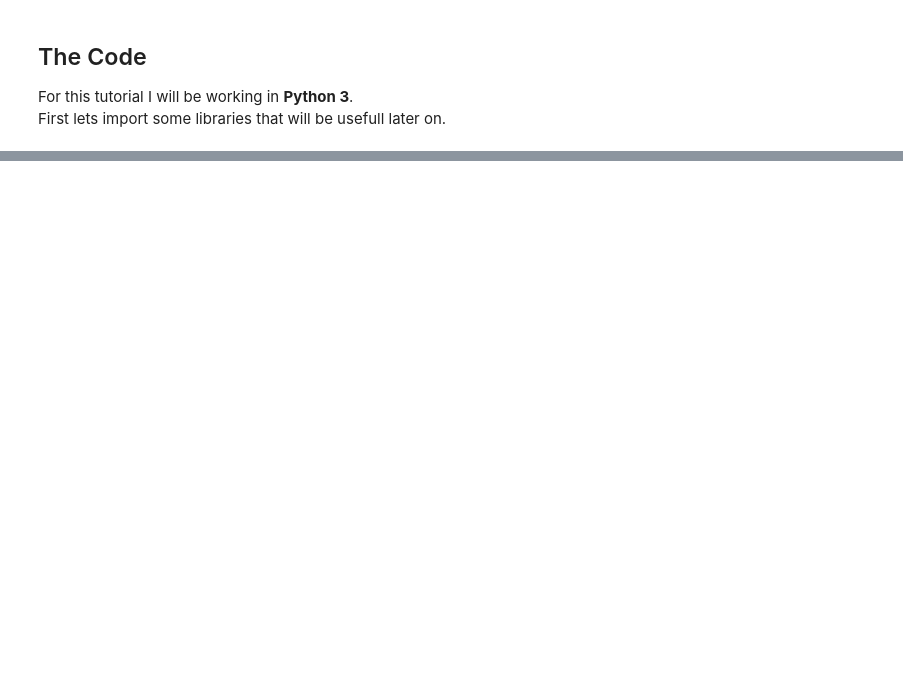
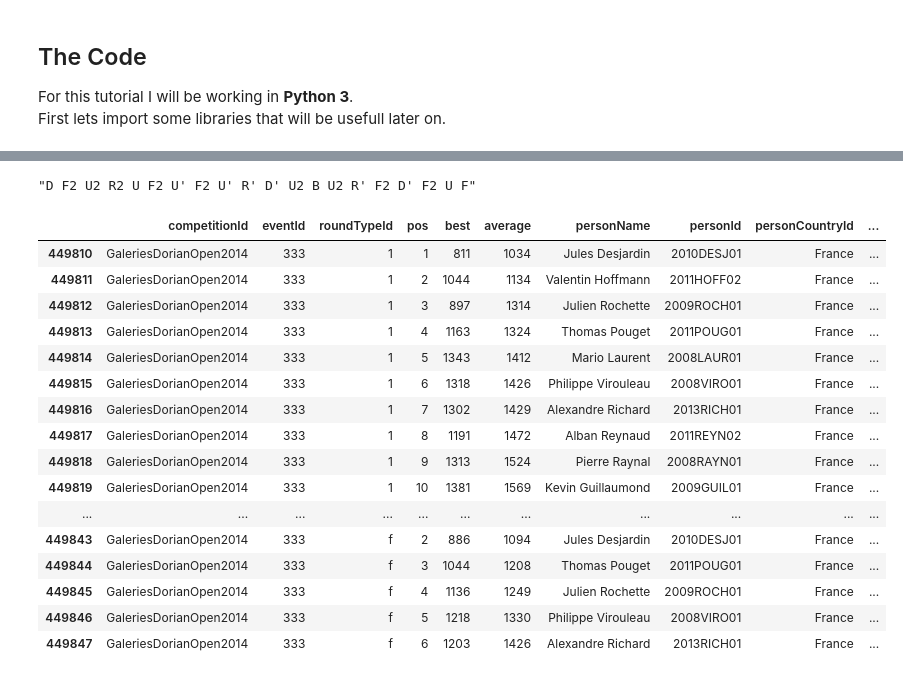
Before and after one commit to Camelot314/rubiks_analysis, a Jupyter notebook: rubicks_cubes.ipynb, the cells around one changed output, grey strips where cells are left out. Saved outputs shown, nothing was run; the diff lists cells and outputs as text; code cells hidden in the pictures; blank space fills up the shorter version.

```diff
--- a/rubicks_cubes.ipynb
+++ b/rubicks_cubes.ipynb
@@ -112,5 +118,4 @@ The following code opens up the file from WCA and allows us to perform operation
 # %%
-sqlite_file = 'extracted_sql/WCA_export.sql' # This can be replaced with the path to the downloaded file
-conn = sqlite3.connect(sqlite_file)
-cursor = conn.cursor()
+results_frame = pd.read_csv("extracted_tsv/WCA_export_Results.tsv", sep = '\t')
+scrambles_frame = pd.read_csv("extracted_tsv/WCA_export_Scrambles.tsv", sep = '\t')
 # %% [markdown]
@@ -126,0 +181,3 @@ conn.close()
+# %%
+results_frame = results_frame[results_frame['eventId'] == '333']
+scrambles_frame = scrambles_frame[scrambles_frame['eventId'] == '333']
@@ -126,0 +245,25 @@ conn.close()
+# %%
+scrambles_temp.loc[72,'scramble']
+# %% [output]
+"D F2 U2 R2 U F2 U' F2 U' R' D' U2 B U2 R' F2 D' F2 U F"
+# %%
+results_temp = results_frame[results_frame['competitionId'] == 'GaleriesDorianOpen2014']
+results_temp
+# %% [output]
+|  | competitionId | eventId | roundTypeId | pos | best | average | personName | personId | personCountryId | ... |
+| 449810 | GaleriesDorianOpen2014 | 333 | 1 | 1 | 811 | 1034 | Jules Desjardin | 2010DESJ01 | France | ... |
+| 449811 | GaleriesDorianOpen2014 | 333 | 1 | 2 | 1044 | 1134 | Valentin Hoffmann | 2011HOFF02 | France | ... |
+| 449812 | GaleriesDorianOpen2014 | 333 | 1 | 3 | 897 | 1314 | Julien Rochette | 2009ROCH01 | France | ... |
+| 449813 | GaleriesDorianOpen2014 | 333 | 1 | 4 | 1163 | 1324 | Thomas Pouget | 2011POUG01 | France | ... |
+| 449814 | GaleriesDorianOpen2014 | 333 | 1 | 5 | 1343 | 1412 | Mario Laurent | 2008LAUR01 | France | ... |
+| 449815 | GaleriesDorianOpen2014 | 333 | 1 | 6 | 1318 | 1426 | Philippe Virouleau | 2008VIRO01 | France | ... |
+| 449816 | GaleriesDorianOpen2014 | 333 | 1 | 7 | 1302 | 1429 | Alexandre Richard | 2013RICH01 | France | ... |
+| 449817 | GaleriesDorianOpen2014 | 333 | 1 | 8 | 1191 | 1472 | Alban Reynaud | 2011REYN02 | France | ... |
+| 449818 | GaleriesDorianOpen2014 | 333 | 1 | 9 | 1313 | 1524 | Pierre Raynal | 2008RAYN01 | France | ... |
+| 449819 | GaleriesDorianOpen2014 | 333 | 1 | 10 | 1381 | 1569 | Kevin Guillaumond | 2009GUIL01 | France | ... |
+| ... | ... | ... | ... | ... | ... | ... | ... | ... | ... | ... |
+| 449843 | GaleriesDorianOpen2014 | 333 | f | 2 | 886 | 1094 | Jules Desjardin | 2010DESJ01 | France | ... |
+| 449844 | GaleriesDorianOpen2014 | 333 | f | 3 | 1044 | 1208 | Thomas Pouget | 2011POUG01 | France | ... |
+| 449845 | GaleriesDorianOpen2014 | 333 | f | 4 | 1136 | 1249 | Julien Rochette | 2009ROCH01 | France | ... |
+| 449846 | GaleriesDorianOpen2014 | 333 | f | 5 | 1218 | 1330 | Philippe Virouleau | 2008VIRO01 | France | ... |
+| 449847 | GaleriesDorianOpen2014 | 333 | f | 6 | 1203 | 1426 | Alexandre Richard | 2013RICH01 | France | ... |
```
Also changed, not shown: parts of 19 cells of this notebook.
